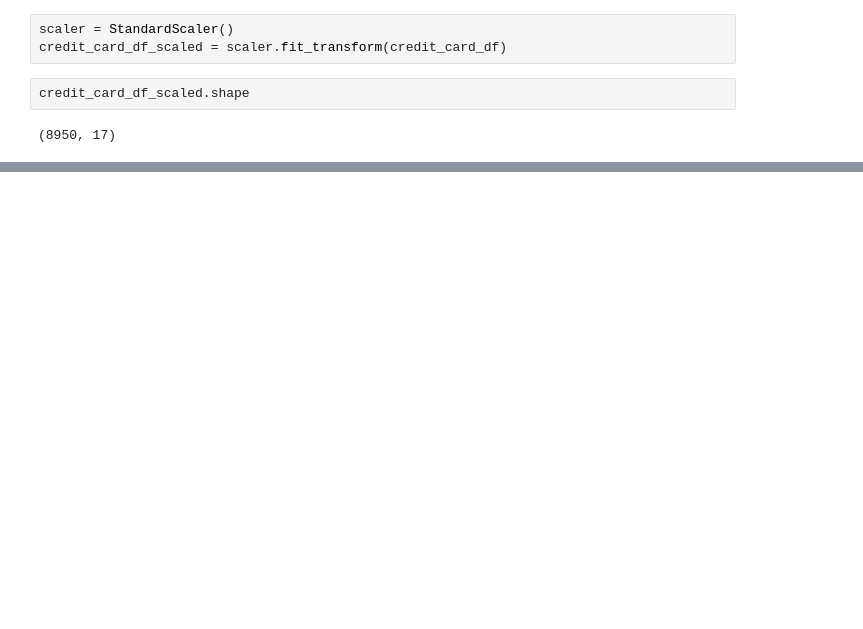
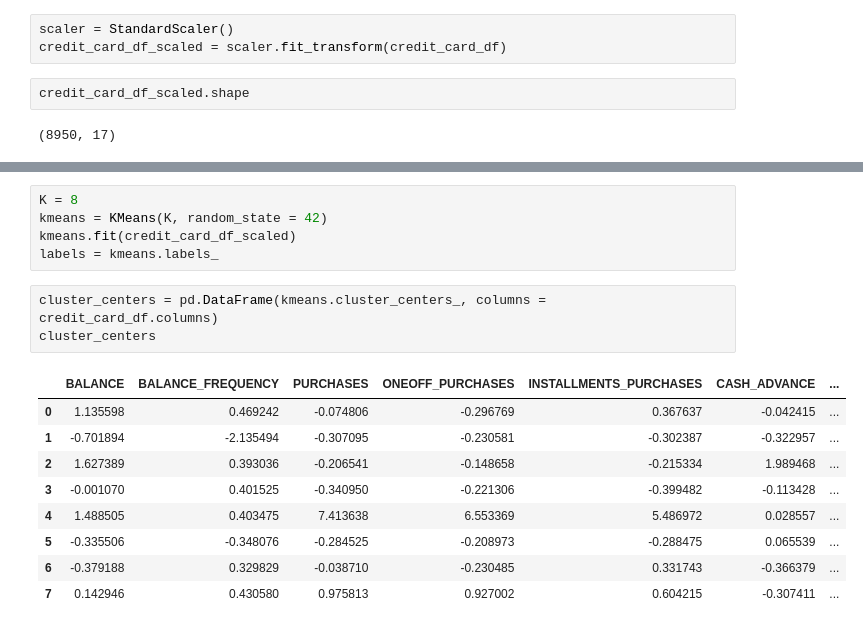
Before and after one commit to GustavoGil13/clustering-autoencoder, a Jupyter notebook: clustering_autoencoder.ipynb, the cells around one changed output, grey strips where cells are left out. Cells and saved outputs as stored; diff of their text form; blank space fills up the shorter version.

```diff
--- a/clustering_autoencoder.ipynb
+++ b/clustering_autoencoder.ipynb
@@ -226,0 +229,18 @@ plt.show()
+# %%
+K = 8
+kmeans = KMeans(K, random_state = 42)
+kmeans.fit(credit_card_df_scaled)
+labels = kmeans.labels_
+# %%
+cluster_centers = pd.DataFrame(kmeans.cluster_centers_, columns = credit_card_df.columns)
+cluster_centers
+# %% [output]
+|  | BALANCE | BALANCE_FREQUENCY | PURCHASES | ONEOFF_PURCHASES | INSTALLMENTS_PURCHASES | CASH_ADVANCE | ... |
+| 0 | 1.135598 | 0.469242 | -0.074806 | -0.296769 | 0.367637 | -0.042415 | ... |
+| 1 | -0.701894 | -2.135494 | -0.307095 | -0.230581 | -0.302387 | -0.322957 | ... |
+| 2 | 1.627389 | 0.393036 | -0.206541 | -0.148658 | -0.215334 | 1.989468 | ... |
+| 3 | -0.001070 | 0.401525 | -0.340950 | -0.221306 | -0.399482 | -0.113428 | ... |
+| 4 | 1.488505 | 0.403475 | 7.413638 | 6.553369 | 5.486972 | 0.028557 | ... |
+| 5 | -0.335506 | -0.348076 | -0.284525 | -0.208973 | -0.288475 | 0.065539 | ... |
+| 6 | -0.379188 | 0.329829 | -0.038710 | -0.230485 | 0.331743 | -0.366379 | ... |
+| 7 | 0.142946 | 0.430580 | 0.975813 | 0.927002 | 0.604215 | -0.307411 | ... |
```
Also changed, not shown: parts of 19 cells of this notebook.
